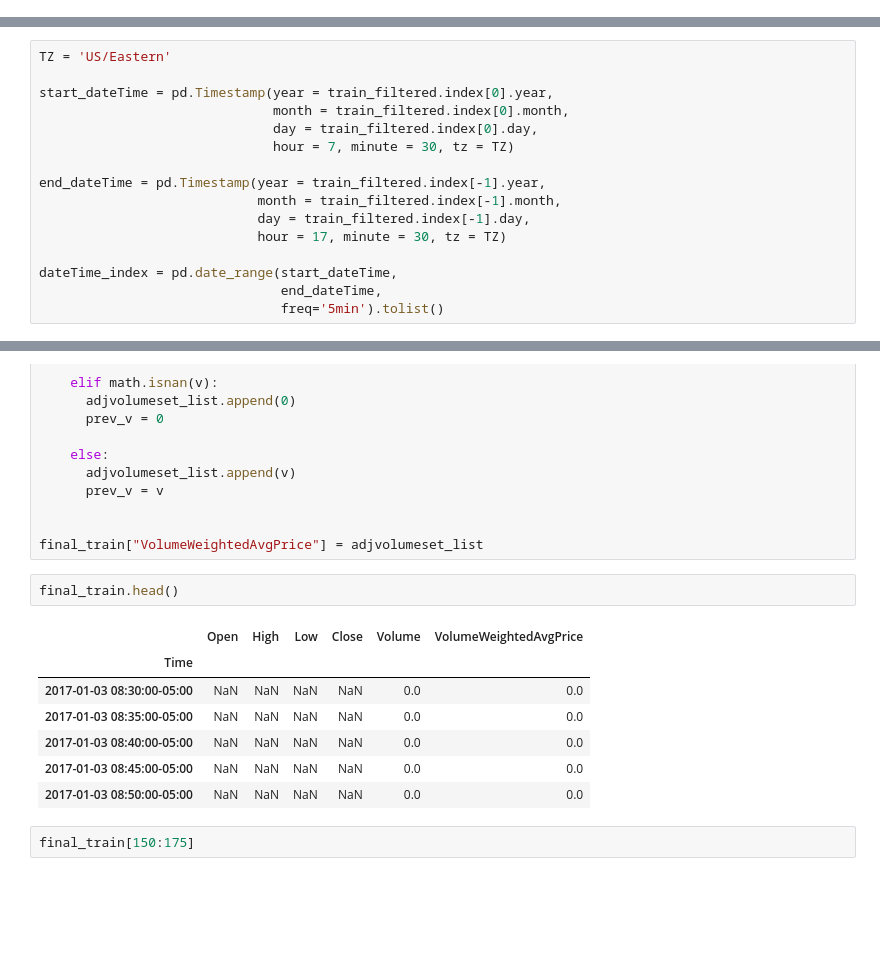
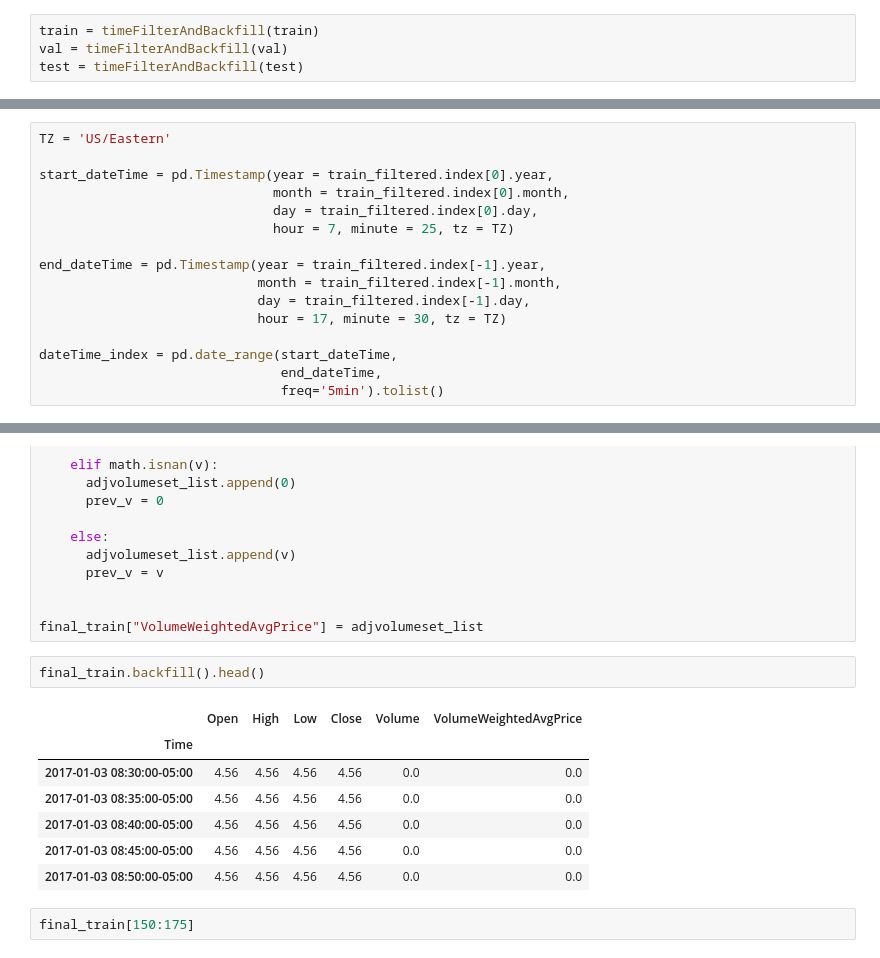
Before and after one commit to Cloblak/aipi540_deeplearning, a Jupyter notebook: 1D_CNN_Attempts/1D_CNN.ipynb, the cells around one changed output, grey strips where cells are left out. Saved outputs shown, nothing was run; the diff lists cells and outputs as text; blank space fills up the shorter version.

```diff
--- a/1D_CNN_Attempts/1D_CNN.ipynb
+++ b/1D_CNN_Attempts/1D_CNN.ipynb
@@ -198,0 +296,4 @@ train, val, test, full, offset, complete, traintest_day, testval_day = prepost_t
+# %%
+train = timeFilterAndBackfill(train)
+val = timeFilterAndBackfill(val)
+test = timeFilterAndBackfill(test)
@@ -269,7 +470,7 @@ TZ = 'US/Eastern'
 start_dateTime = pd.Timestamp(year = train_filtered.index[0].year,
                               month = train_filtered.index[0].month,
                               day = train_filtered.index[0].day,
-                              hour = 7, minute = 30, tz = TZ)
+                              hour = 7, minute = 25, tz = TZ)
 
 end_dateTime = pd.Timestamp(year = train_filtered.index[-1].year,
                             month = train_filtered.index[-1].month,
@@ -367,15 +609,15 @@ for v in final_train["VolumeWeightedAvgPrice"]:
 
 final_train["VolumeWeightedAvgPrice"] = adjvolumeset_list
 # %%
-final_train.head()
+final_train.backfill().head()
 # %% [output]
 |  | Open | High | Low | Close | Volume | VolumeWeightedAvgPrice |
 | Time |  |  |  |  |  |  |
-| 2017-01-03 08:30:00-05:00 | NaN | NaN | NaN | NaN | 0.0 | 0.0 |
-| 2017-01-03 08:35:00-05:00 | NaN | NaN | NaN | NaN | 0.0 | 0.0 |
-| 2017-01-03 08:40:00-05:00 | NaN | NaN | NaN | NaN | 0.0 | 0.0 |
-| 2017-01-03 08:45:00-05:00 | NaN | NaN | NaN | NaN | 0.0 | 0.0 |
-| 2017-01-03 08:50:00-05:00 | NaN | NaN | NaN | NaN | 0.0 | 0.0 |
+| 2017-01-03 08:30:00-05:00 | 4.56 | 4.56 | 4.56 | 4.56 | 0.0 | 0.0 |
+| 2017-01-03 08:35:00-05:00 | 4.56 | 4.56 | 4.56 | 4.56 | 0.0 | 0.0 |
+| 2017-01-03 08:40:00-05:00 | 4.56 | 4.56 | 4.56 | 4.56 | 0.0 | 0.0 |
+| 2017-01-03 08:45:00-05:00 | 4.56 | 4.56 | 4.56 | 4.56 | 0.0 | 0.0 |
+| 2017-01-03 08:50:00-05:00 | 4.56 | 4.56 | 4.56 | 4.56 | 0.0 | 0.0 |
 # %%
 final_train[150:175]
 # %% [output]
```
Also changed, not shown: parts of 19 cells of this notebook.
